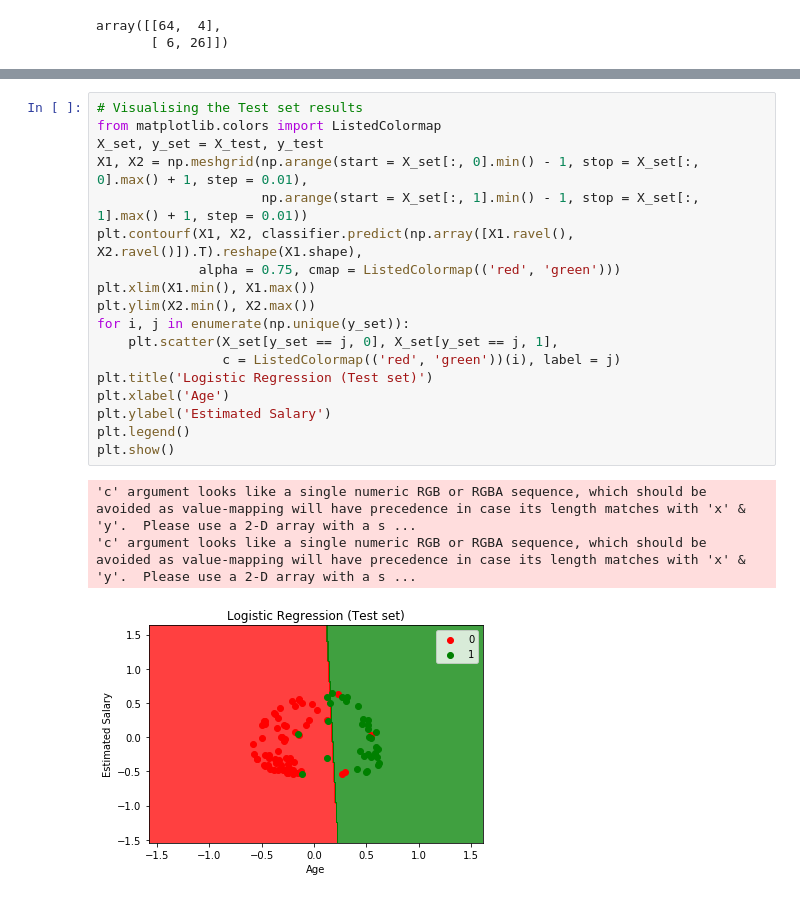
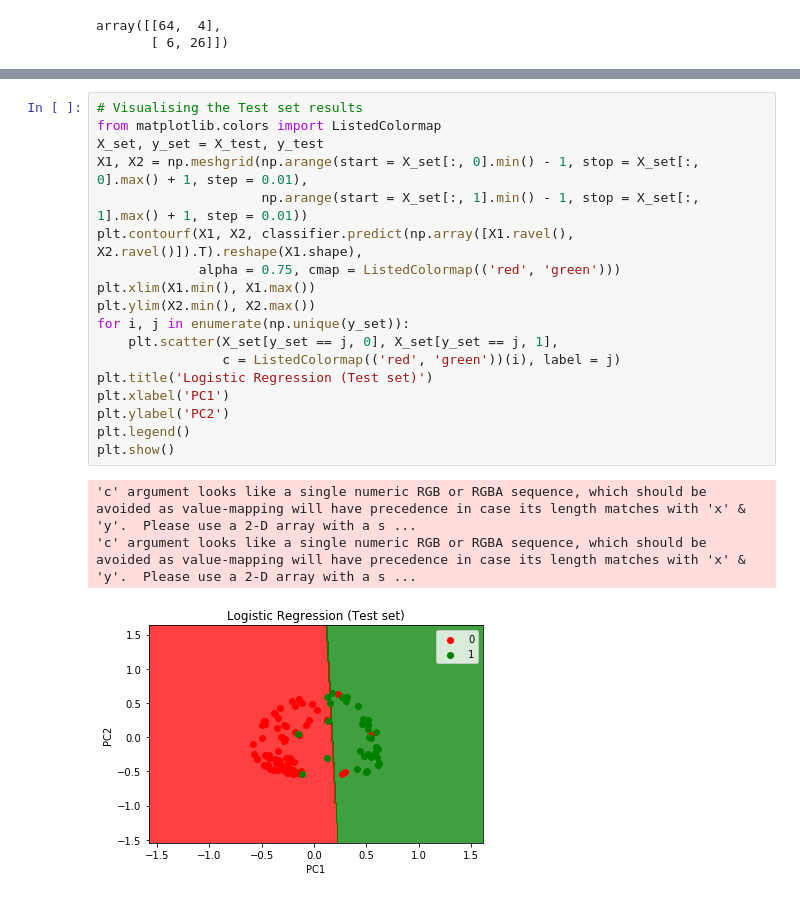
Before and after one commit to desam47/Machine-Learning-A-Z, a Jupyter notebook: Part 9 - Dimensionality Reduction/Section 36 - Kernel PCA/Kernel PCA.ipynb, the cells around one changed output, grey strips where cells are left out. Cells and saved outputs as stored; diff of their text form.

```diff
--- a/Part 9 - Dimensionality Reduction/Section 36 - Kernel PCA/Kernel PCA.ipynb
+++ b/Part 9 - Dimensionality Reduction/Section 36 - Kernel PCA/Kernel PCA.ipynb
@@ -249,22 +249,22 @@ plt.show()
 # %%
 # Visualising the Test set results
 from matplotlib.colors import ListedColormap
 X_set, y_set = X_test, y_test
 X1, X2 = np.meshgrid(np.arange(start = X_set[:, 0].min() - 1, stop = X_set[:, 0].max() + 1, step = 0.01),
                      np.arange(start = X_set[:, 1].min() - 1, stop = X_set[:, 1].max() + 1, step = 0.01))
 plt.contourf(X1, X2, classifier.predict(np.array([X1.ravel(), X2.ravel()]).T).reshape(X1.shape),
              alpha = 0.75, cmap = ListedColormap(('red', 'green')))
 plt.xlim(X1.min(), X1.max())
 plt.ylim(X2.min(), X2.max())
 for i, j in enumerate(np.unique(y_set)):
     plt.scatter(X_set[y_set == j, 0], X_set[y_set == j, 1],
                 c = ListedColormap(('red', 'green'))(i), label = j)
 plt.title('Logistic Regression (Test set)')
-plt.xlabel('Age')
-plt.ylabel('Estimated Salary')
+plt.xlabel('PC1')
+plt.ylabel('PC2')
 plt.legend()
 plt.show()
 # %% [output]
 'c' argument looks like a single numeric RGB or RGBA sequence, which should be avoided as value-mapping will have precedence in case its length matches with 'x' & 'y'.  Please use a 2-D array with a s ...
 'c' argument looks like a single numeric RGB or RGBA sequence, which should be avoided as value-mapping will have precedence in case its length matches with 'x' & 'y'.  Please use a 2-D array with a s ...
-[figure, old version]
+[figure, new version]
```
Also changed, not shown: parts of 1 cell of this notebook.
